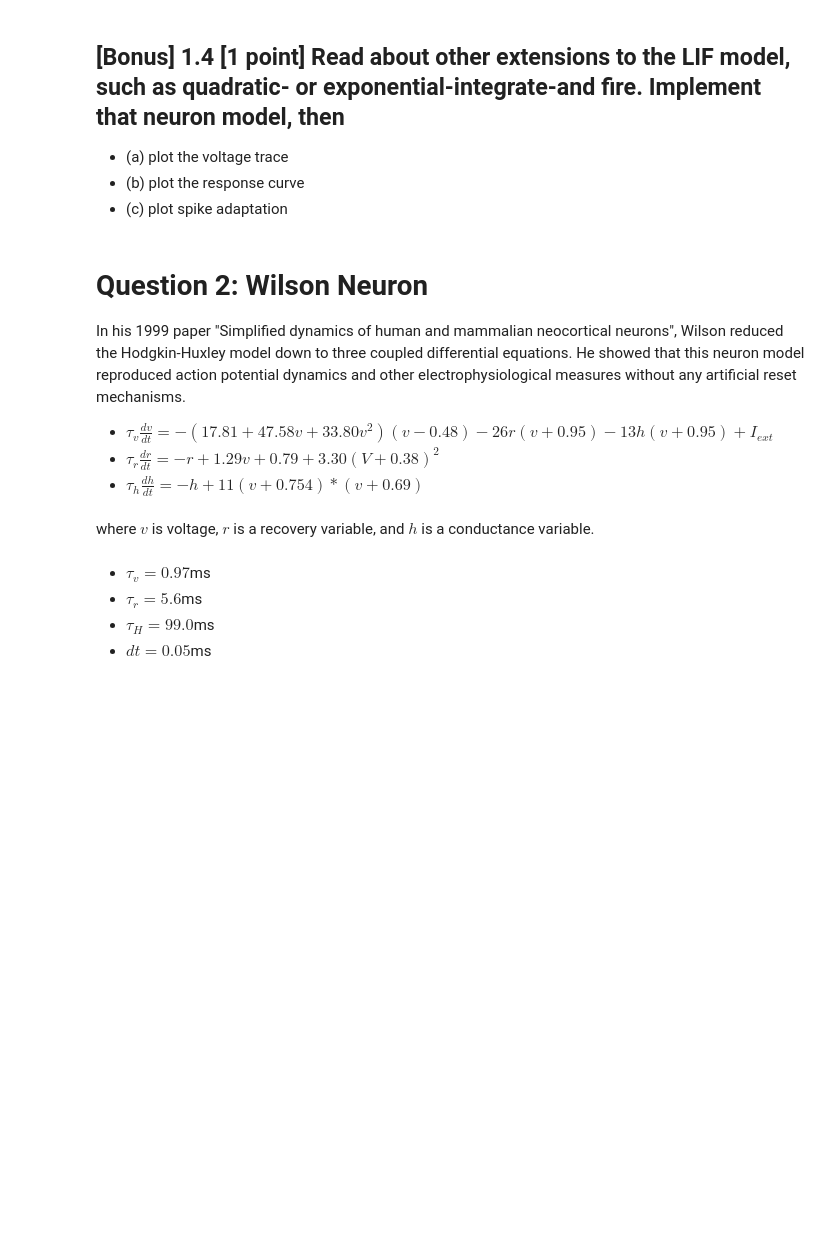
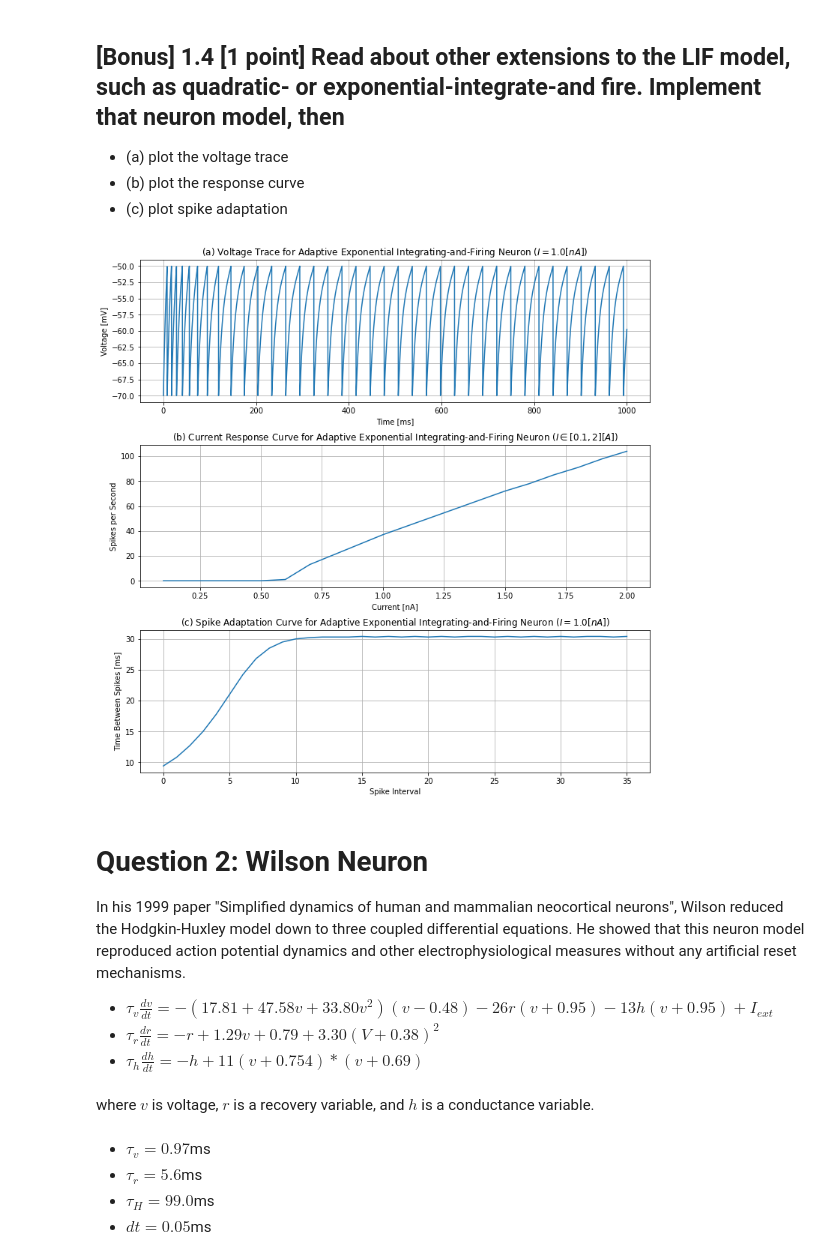
Before and after one commit to borealis31/SYDE552, a Jupyter notebook: Assignment 1/syde552-assignment1.ipynb, the cells around one changed output. Cells and saved outputs as stored; diff of their text form; code cells hidden in the pictures; blank space fills up the shorter version.

```diff
--- a/Assignment 1/syde552-assignment1.ipynb
+++ b/Assignment 1/syde552-assignment1.ipynb
@@ -251,3 +357,83 @@ if $v > v_{thr}$:
+# %%
+start_scope()
+# Coming from https://infoscience.epfl.ch/record/97829,
+# I will aim to implement the adaptive exponential-integrate-and-fire model
+
+# First thing I notice is that the neuron parameters are of a much smaller scale
+# Will use their parameters for some Low-Conductivity neuron
+
+# Initialize Neuron + Simulation Parameters
+C = 281*pfarad
+g_L = 30*nsiemens
+g_i = 0.5*nsiemens
+g_c = 0.5*nsiemens
+E_leak = -70*mV
+E_exc = 0*mV
+E_inh = -75*mV
+V_th = -50*mV
+sharp = 2*mV
+tau_w = 144*ms
+a = 4*nsiemens
+b = 0.0805*nA
+
+V_res = -70*mV
+I_ext = 1*nA
+tau_ref = 5*ms
+
+# Initialize Neuron Behaviour Equations
+n_eq = '''
+dv/dt = (1/C)*(-g_L*(v-E_leak) + g_L*sharp*exp((v - V_th)/sharp) - g_c*(v - E_exc) - g_i*(v - E_inh) - w + I_ext) : volt
+dw/dt = (1/tau_w)*(a*(v - E_leak) - w) : amp
+'''
+thresh = 'v > V_th'
+reset = '''
+v = V_res
+w = w + b
+'''
+ref = 'tau_ref'
+
+# Create Neuron and Initialize Voltage to the Reset Voltage
+ens = NeuronGroup(1, n_eq, threshold=thresh, reset=reset, refractory=ref, method='heun')
+ens.v = V_res
+
+# Configure Probes to Track Neuron Properties
+p_voltage = StateMonitor(ens, 'v', record=True)
+p_spike = SpikeMonitor(ens)
+
+# Create Reset Point for Repeated Tests
+store('aeif init')
+
+# Initialize Visualization Objects
+fig, (pl1, pl2, pl3) = plt.subplots(3,1)
+fig.subplots_adjust(top=2.5,right=1.7,wspace=0.3,hspace=0.3)
+
+# Simulate
+run(1000*ms)
+
+# Add Voltage Trace and Inter-Spike Timing Data to Plots
+pl1.plot(p_voltage.t*1000,p_voltage.v[0]*1000)
+pl3.plot(np.diff(p_spike.t)*1000)
+
+# Perform Variable Current Testing
+I_set = np.arange(0.1,2.1,0.1)*nA
+spike_counts = np.zeros_like(I_set)
+for I_i in range(len(I_set)):
+    restore('aeif init') # Reset Probes
+    I_ext = I_set[I_i]
+    run(1000*ms)
+    spike_counts[I_i] = p_spike.num_spikes
+
+# Add Spike Response Data to Variable Current Plot
+pl2.plot(I_set*1000000000,spike_counts)
+
+# Set Plot Properties for Make Look Pretty :)
+pl1.set(title="(a) Voltage Trace for Adaptive Exponential Integrating-and-Firing Neuron ($I=1.0[nA]$)",xlabel="Time [ms]",ylabel="Voltage [mV]")
+pl2.set(title="(b) Current Response Curve for Adaptive Exponential Integrating-and-Firing Neuron ($I\in [0.1,2][A]$)",xlabel="Current [nA]",ylabel="Spikes per Second")
+pl3.set(title="(c) Spike Adaptation Curve for Adaptive Exponential Integrating-and-Firing Neuron ($I=1.0[nA]$)",xlabel="Spike Interval",ylabel="Time Between Spikes [ms]")
+pl1.grid(); pl2.grid(); pl3.grid()
+plt.show()
+# %% [output]
+[figure, added]
 # %% [markdown]
 # Question 2: Wilson Neuron
 In his 1999 paper "Simplified dynamics of human and mammalian neocortical neurons", Wilson reduced the Hodgkin-Huxley model down to three coupled differential equations. He showed that this neuron model reproduced action potential dynamics and other electrophysiological measures without any artificial reset mechanisms.
```
Also changed, not shown: parts of 24 cells of this notebook.
